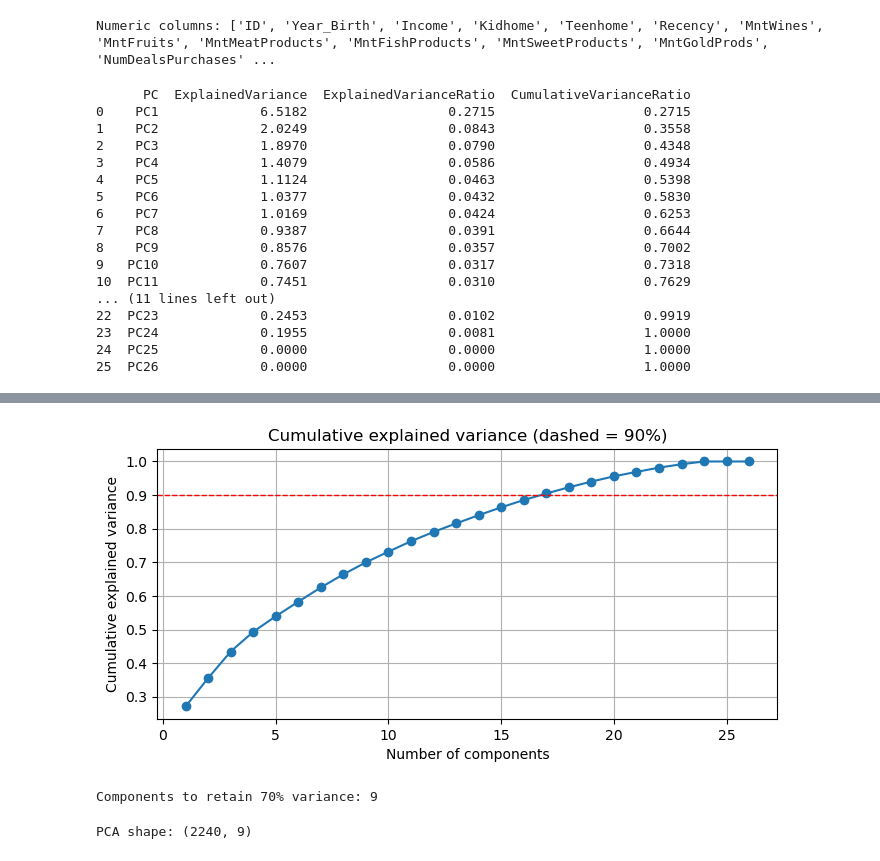
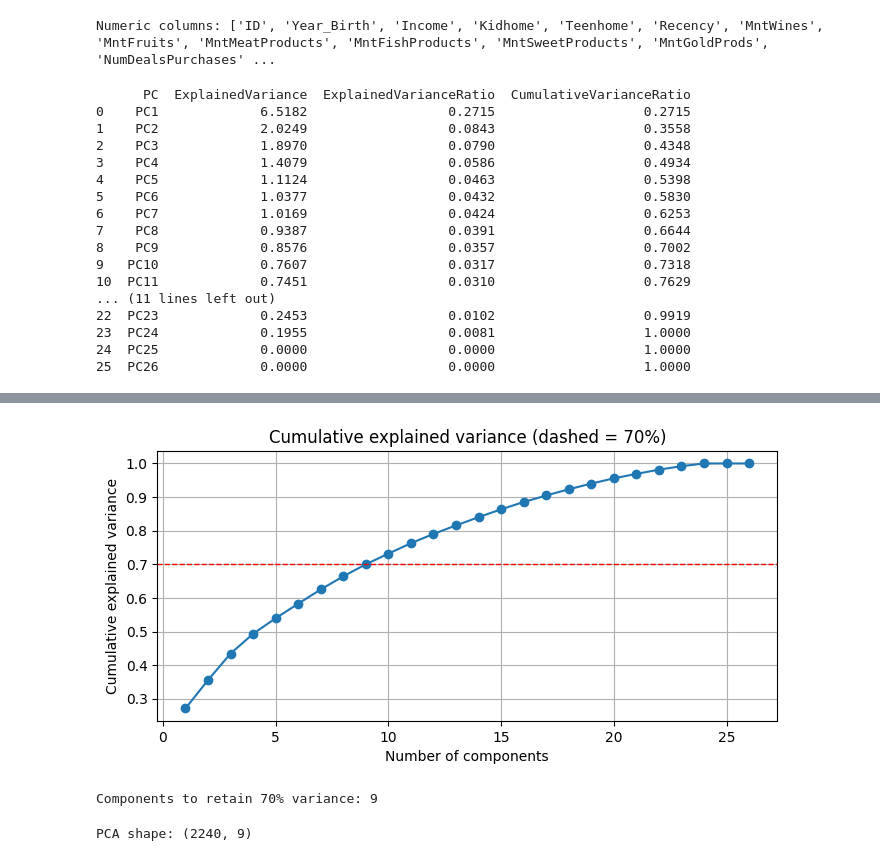
Before and after one commit to Sahgeek18/Customer_Segmentation, a Jupyter notebook: clustering_.ipynb, the cells around one changed output, grey strips where cells are left out. Cells and saved outputs as stored; diff of their text form; code cells hidden in the pictures.

```diff
--- a/clustering_.ipynb
+++ b/clustering_.ipynb
@@ -70,36 +96,36 @@ plt.show()
 plt.figure(figsize=(8,3.5))
 plt.plot(range(1,len(cumulative)+1), cumulative, marker="o")
 plt.xlabel("Number of components")
 plt.ylabel("Cumulative explained variance")
-plt.axhline(0.90, color="r", linestyle="--", linewidth=1)  # 90% guideline
-plt.title("Cumulative explained variance (dashed = 90%)")
+plt.axhline(0.70, color="r", linestyle="--", linewidth=1)  # 90% guideline
+plt.title("Cumulative explained variance (dashed = 70%)")
 plt.grid(True)
 plt.show()
 
 # Automatically choose number of components to retain a threshold (e.g., 70%)
 threshold = 0.70
 n_components = int(np.searchsorted(cumulative, threshold) + 1)
 print(f"Components to retain {threshold*100:.0f}% variance: {n_components}")
 # %% [output]
       PC  ExplainedVariance  ExplainedVarianceRatio  CumulativeVarianceRatio
 0    PC1             6.5182                  0.2715                   0.2715
 1    PC2             2.0249                  0.0843                   0.3558
 2    PC3             1.8970                  0.0790                   0.4348
 3    PC4             1.4079                  0.0586                   0.4934
 4    PC5             1.1124                  0.0463                   0.5398
 5    PC6             1.0377                  0.0432                   0.5830
 6    PC7             1.0169                  0.0424                   0.6253
 7    PC8             0.9387                  0.0391                   0.6644
 8    PC9             0.8576                  0.0357                   0.7002
 9   PC10             0.7607                  0.0317                   0.7318
 10  PC11             0.7451                  0.0310                   0.7629
 ... (11 lines left out)
 22  PC23             0.2453                  0.0102                   0.9919
 23  PC24             0.1955                  0.0081                   1.0000
 24  PC25             0.0000                  0.0000                   1.0000
 25  PC26             0.0000                  0.0000                   1.0000
 [figure]
-[figure, old version]
+[figure, new version]
 Components to retain 70% variance: 9
 # %%
 # 4) Create PCA-transformed dataset for clustering
```
Also changed, not shown: parts of 12 cells of this notebook.
